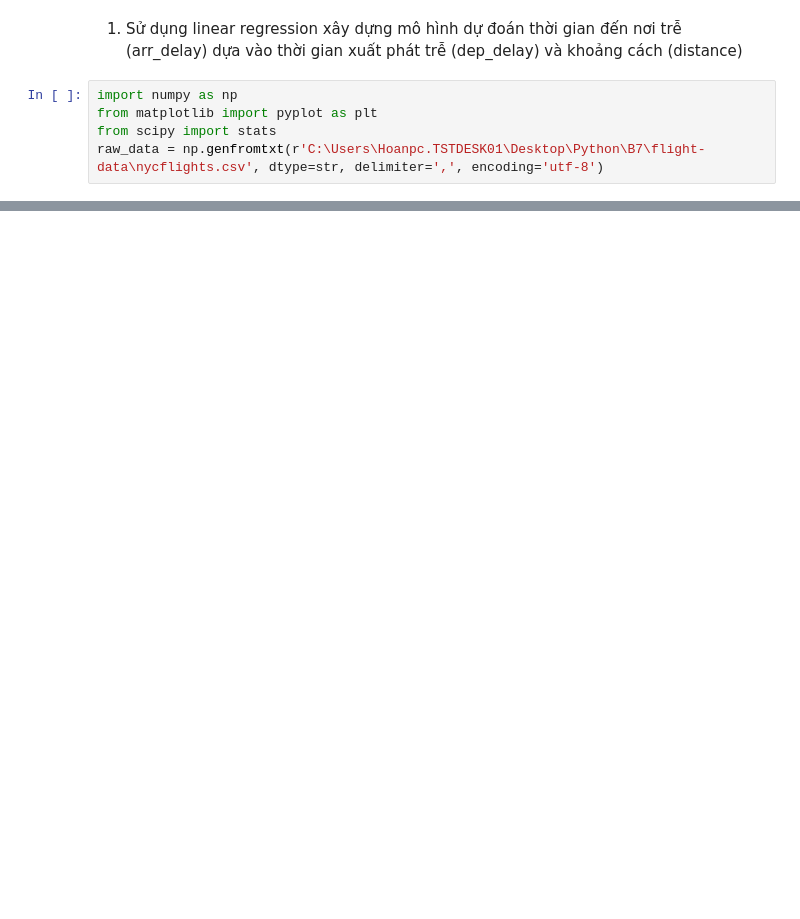
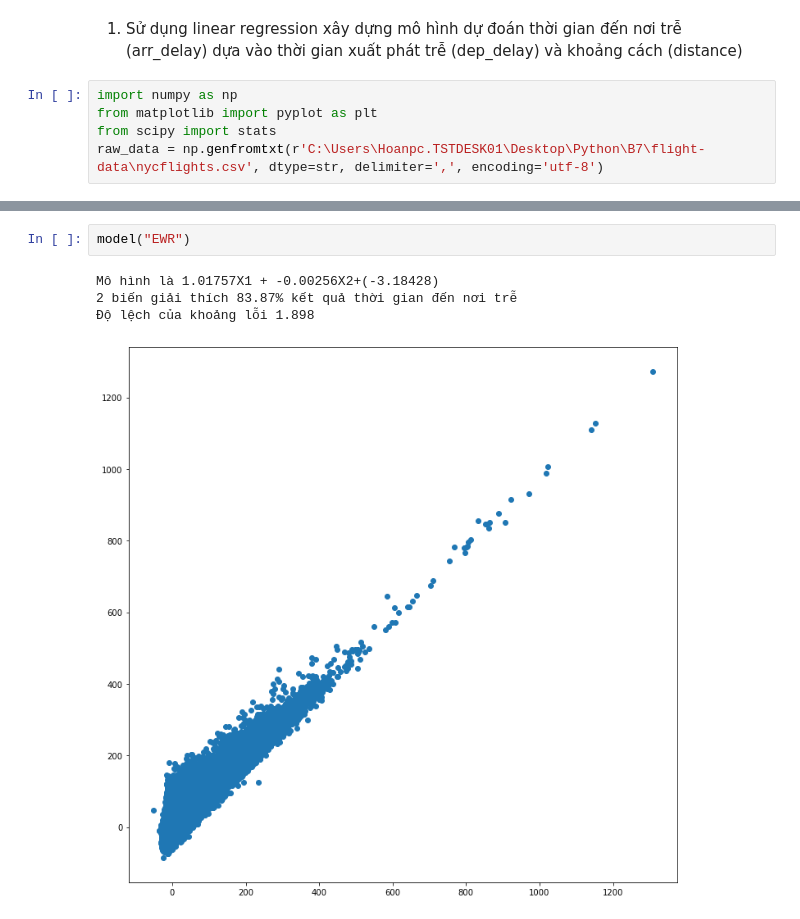
Before and after one commit to Hoanpc777/Python1, a Jupyter notebook: B8/[DS03]_[4.2]_[PhanCongHoan].ipynb, the cells around one changed output, grey strips where cells are left out. Saved outputs shown, nothing was run; the diff lists cells and outputs as text; blank space fills up the shorter version.

```diff
--- a/B8/[DS03]_[4.2]_[PhanCongHoan].ipynb
+++ b/B8/[DS03]_[4.2]_[PhanCongHoan].ipynb
@@ -31,0 +64,7 @@ print(rand_indices.size)
+# %%
+model("EWR")
+# %% [output]
+Mô hình là 1.01757X1 + -0.00256X2+(-3.18428)
+2 biến giải thích 83.87% kết quả thời gian đến nơi trễ
+Độ lệch của khoảng lỗi 1.898
+[figure, added]
```
Also changed, not shown: parts of 6 cells of this notebook.
